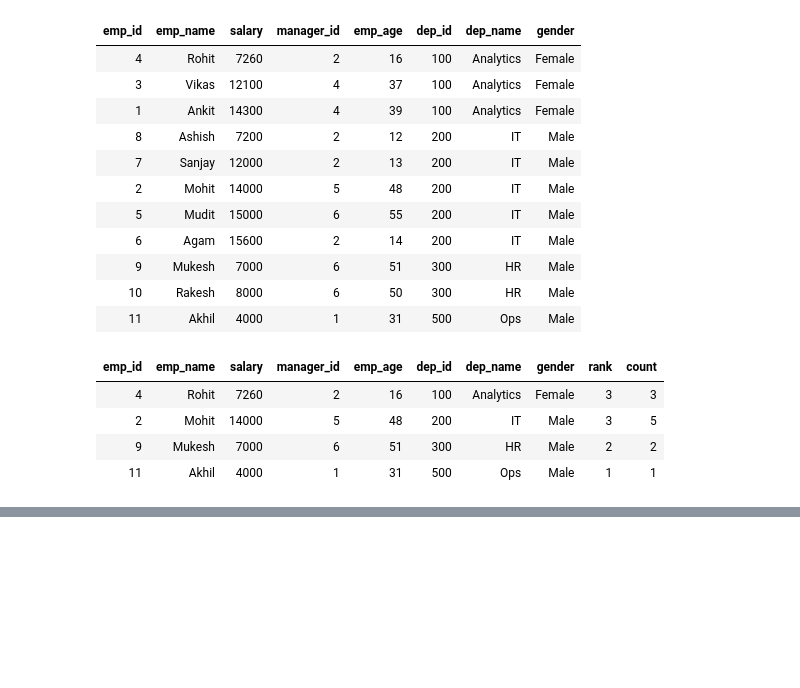
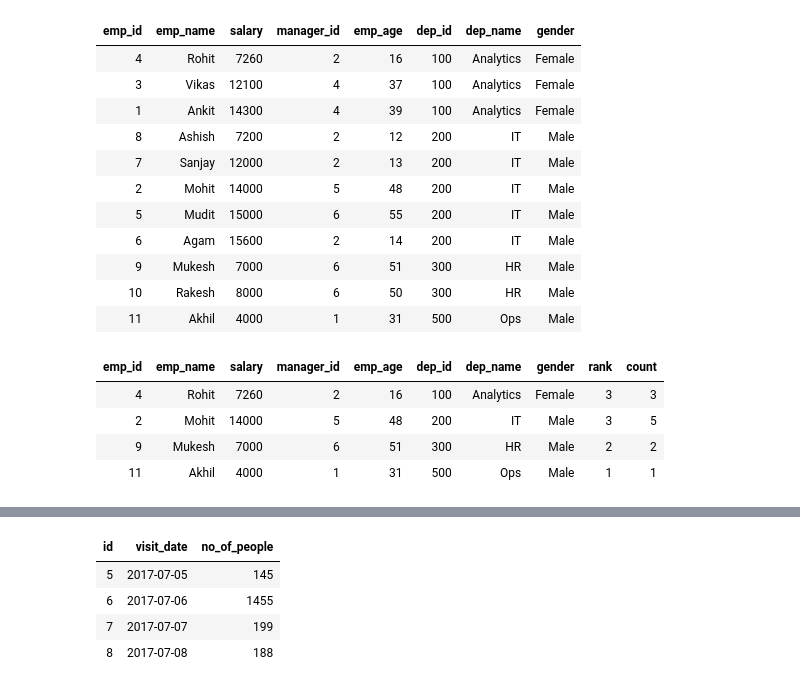
Before and after one commit to Rupam-1/SQL-Pyspark-practise_youtube, a Jupyter notebook: 03. SQL - Part2.ipynb, the cells around one changed output, grey strips where cells are left out. Saved outputs shown, nothing was run; the diff lists cells and outputs as text; code cells hidden in the pictures; blank space fills up the shorter version.

```diff
--- a/03. SQL - Part2.ipynb
+++ b/03. SQL - Part2.ipynb
@@ -1465,0 +1497,27 @@ where rank = (
+# %%
+%sql
+with cte as (
+select *,
+    row_number() over (order by id) as rnk,
+    id - row_number() over (order by id) as diff
+from stadium
+where no_of_people > 100
+)
+select
+    id,
+    visit_date,
+    no_of_people
+from cte where diff in (
+    select
+        diff
+    from cte
+    group by diff
+    having count(id) >= 3
+    order by diff
+)
+# %% [output]
+| id | visit_date | no_of_people |
+| 5 | 2017-07-05 | 145 |
+| 6 | 2017-07-06 | 1455 |
+| 7 | 2017-07-07 | 199 |
+| 8 | 2017-07-08 | 188 |
```
Also changed, not shown: parts of 2 cells of this notebook, 1 other file.
